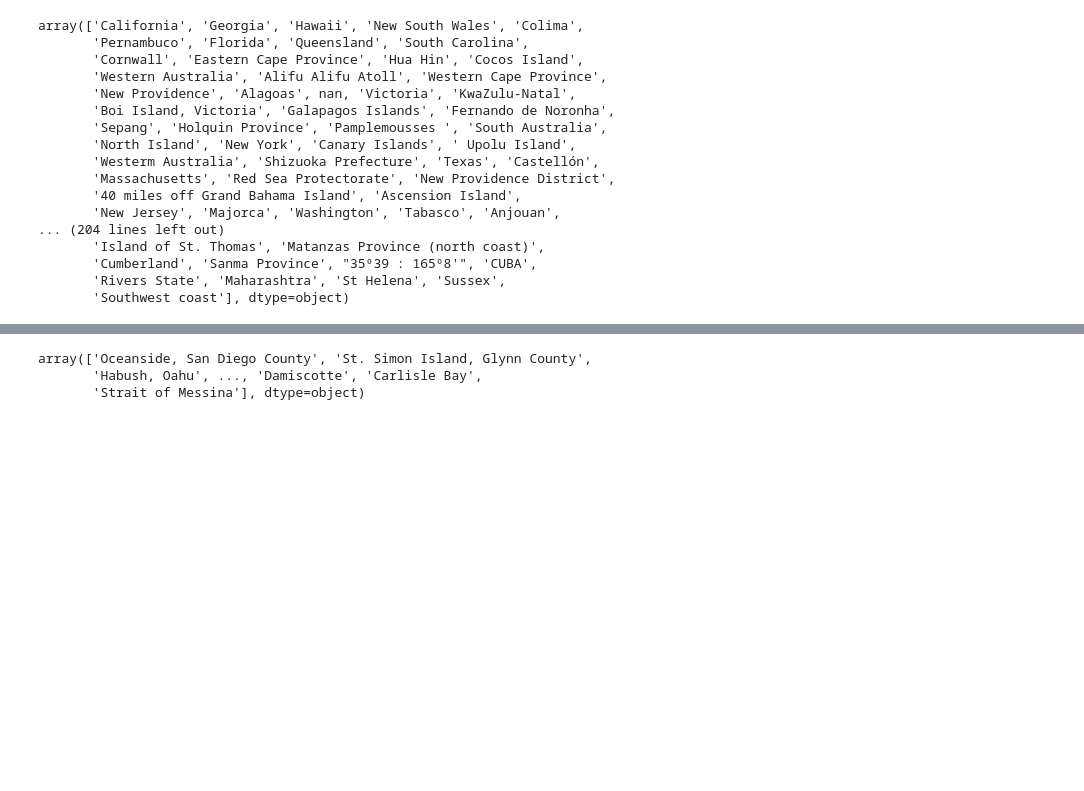
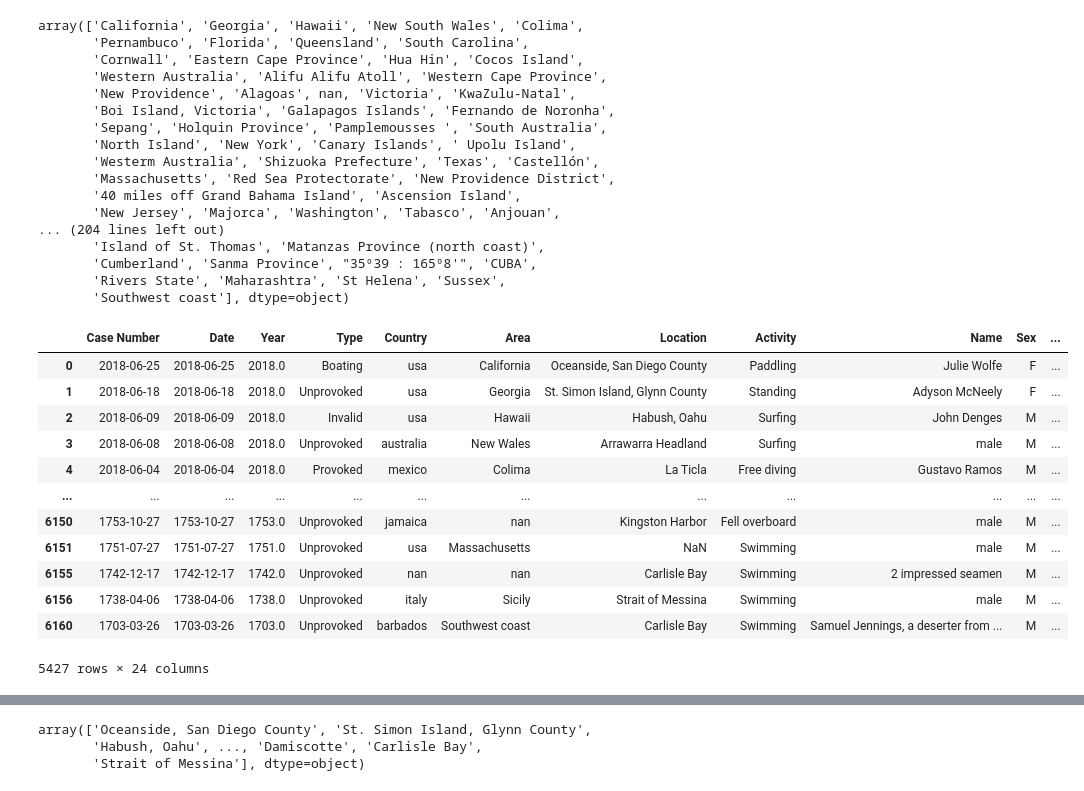
Before and after one commit to BorjaDorado/Shark_Attacks, a Jupyter notebook: sharks_attack.ipynb, the cells around one changed output, grey strips where cells are left out. Drawn from its saved outputs; the diff is of its cells as text; code cells hidden in the pictures; blank space fills up the shorter version.

Commit message:
clean: Country, Area and Location

```diff
--- a/sharks_attack.ipynb
+++ b/sharks_attack.ipynb
@@ -516,0 +480,11 @@ array(['USA', 'AUSTRALIA', 'MEXICO', 'BRAZIL', 'ENGLAND', 'SOUTH AFRICA',
+# %%
+def clean_country(x):
+    x = str(x)
+    pattern= re.findall(r'[a-zA-Z\(\)\-\?]+', x)
+    if x == 'Unknown':
+        return None
+    elif pattern:
+        return x.lower()
+# %%
+df['Country'] = df['Country'].apply(clean_country)
+df['Country']
@@ -516,0 +504,2 @@ array(['USA', 'AUSTRALIA', 'MEXICO', 'BRAZIL', 'ENGLAND', 'SOUTH AFRICA',
+# %%
+df['Country'] = df['Country'].str.replace(r'[(\)\-\?]+', '')
@@ -536,3 +545,27 @@ array(['California', 'Georgia', 'Hawaii', 'New South Wales', 'Colima',
        'Cumberland', 'Sanma Province', "35º39 : 165º8'", 'CUBA',
        'Rivers State', 'Maharashtra', 'St Helena', 'Sussex',
        'Southwest coast'], dtype=object)
+# %%
+def clean_location(df, columna):
+    df[columna] = df[columna].astype(str)
+    df[columna] = df[columna].apply(lambda x: re.sub(r'(\d+|º)', '', x))  # eliminar datos numéricos y símbolo º
+    df[columna] = df[columna].apply(lambda x: re.sub(r'\b(west|north|south|east)\b', '', x, flags=re.IGNORECASE))  # eliminar palabras "west", "north", "south" y "east"
+    df[columna] = df[columna].apply(lambda x: x.strip())  # eliminar espacios en blanco al inicio o final
+    df[columna] = np.where(df[columna].str.isnumeric(), np.nan, df[columna])  # valores numéricos como NaN
+    return df
+# %%
+clean_location(df, 'Area')
+# %% [output]
+|  | Case Number | Date | Year | Type | Country | Area | Location | Activity | Name | Sex | ... |
+| 0 | 2018-06-25 | 2018-06-25 | 2018.0 | Boating | usa | California | Oceanside, San Diego County | Paddling | Julie Wolfe | F | ... |
+| 1 | 2018-06-18 | 2018-06-18 | 2018.0 | Unprovoked | usa | Georgia | St. Simon Island, Glynn County | Standing | Adyson McNeely | F | ... |
+| 2 | 2018-06-09 | 2018-06-09 | 2018.0 | Invalid | usa | Hawaii | Habush, Oahu | Surfing | John Denges | M | ... |
+| 3 | 2018-06-08 | 2018-06-08 | 2018.0 | Unprovoked | australia | New Wales | Arrawarra Headland | Surfing | male | M | ... |
+| 4 | 2018-06-04 | 2018-06-04 | 2018.0 | Provoked | mexico | Colima | La Ticla | Free diving | Gustavo Ramos | M | ... |
+| ... | ... | ... | ... | ... | ... | ... | ... | ... | ... | ... | ... |
+| 6150 | 1753-10-27 | 1753-10-27 | 1753.0 | Unprovoked | jamaica | nan | Kingston Harbor | Fell overboard | male | M | ... |
+| 6151 | 1751-07-27 | 1751-07-27 | 1751.0 | Unprovoked | usa | Massachusetts | NaN | Swimming | male | M | ... |
+| 6155 | 1742-12-17 | 1742-12-17 | 1742.0 | Unprovoked | nan | nan | Carlisle Bay | Swimming | 2 impressed seamen | M | ... |
+| 6156 | 1738-04-06 | 1738-04-06 | 1738.0 | Unprovoked | italy | Sicily | Strait of Messina | Swimming | male | M | ... |
+| 6160 | 1703-03-26 | 1703-03-26 | 1703.0 | Unprovoked | barbados | Southwest coast | Carlisle Bay | Swimming | Samuel Jennings, a deserter from ... | M | ... |
+5427 rows × 24 columns
```
Also changed, not shown: parts of 32 cells of this notebook.
